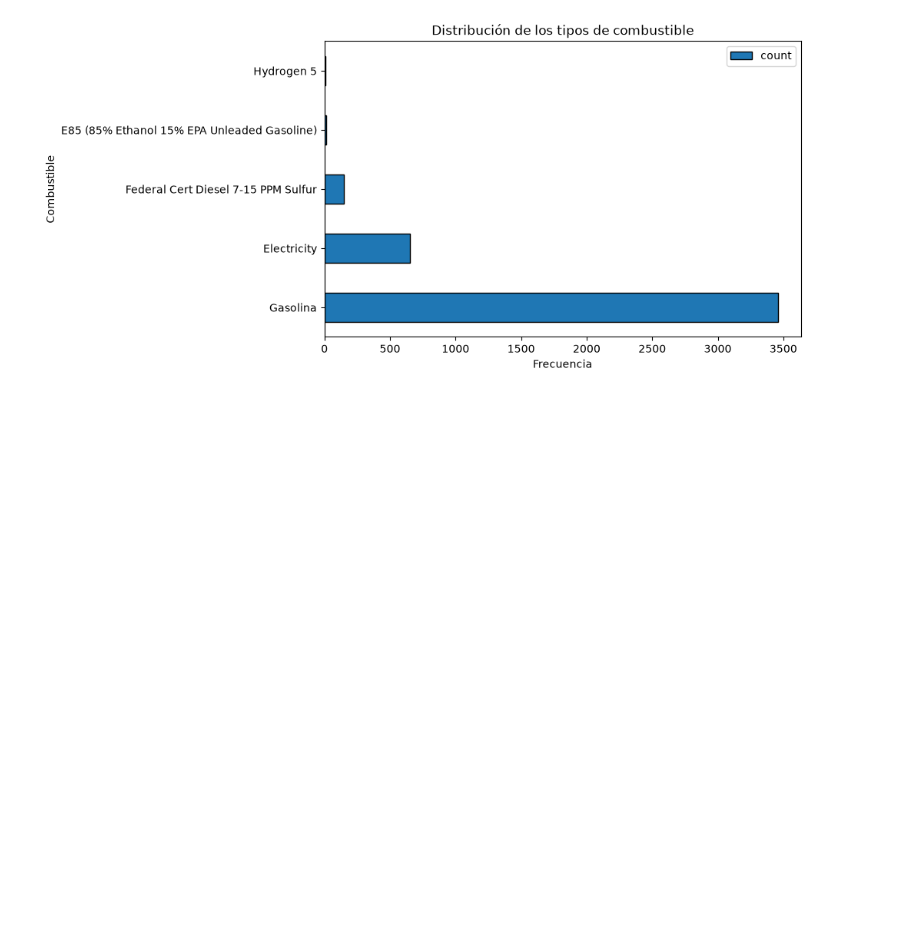
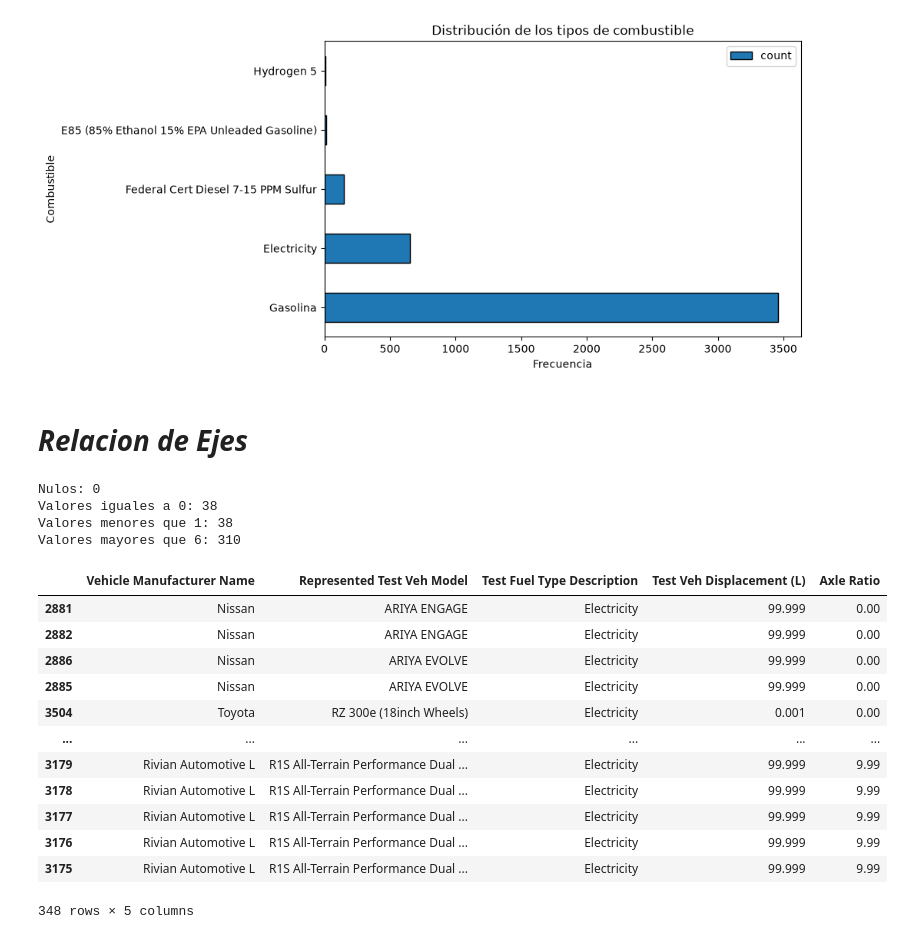
Before and after one commit to abiordorica13/TPEFUNDAMENTOS, a Jupyter notebook: Untitled-1.ipynb, the cells around one changed output. Drawn from its saved outputs; the diff is of its cells as text; code cells hidden in the pictures; blank space fills up the shorter version.

```diff
--- a/Untitled-1.ipynb
+++ b/Untitled-1.ipynb
@@ -736,3 +770,42 @@ plt.legend()
 plt.show()
 # %% [output]
 [figure]
+# %% [markdown]
+# *Relacion de Ejes*
+# %%
+print("Nulos:", df[col_axleRatio].isna().sum())
+print("Valores iguales a 0:", (df[col_axleRatio] == 0).sum())
+print("Valores menores que 1:", (df[col_axleRatio] < 1).sum())
+print("Valores mayores que 6:", (df[col_axleRatio] > 6).sum())
+
+columnas = [
+    "Vehicle Manufacturer Name",
+    "Represented Test Veh Model",
+    "Test Fuel Type Description",
+    "Test Veh Displacement (L)",
+    col_axleRatio
+]
+
+display(
+    df.loc[
+        (df[col_axleRatio] < 1) | (df[col_axleRatio] > 6),
+        columnas
+    ].sort_values(col_axleRatio))
+# %% [output]
+Nulos: 0
+Valores iguales a 0: 38
+Valores menores que 1: 38
+Valores mayores que 6: 310
+|  | Vehicle Manufacturer Name | Represented Test Veh Model | Test Fuel Type Description | Test Veh Displacement (L) | Axle Ratio |
+| 2881 | Nissan | ARIYA ENGAGE | Electricity | 99.999 | 0.00 |
+| 2882 | Nissan | ARIYA ENGAGE | Electricity | 99.999 | 0.00 |
+| 2886 | Nissan | ARIYA EVOLVE | Electricity | 99.999 | 0.00 |
+| 2885 | Nissan | ARIYA EVOLVE | Electricity | 99.999 | 0.00 |
+| 3504 | Toyota | RZ 300e (18inch Wheels) | Electricity | 0.001 | 0.00 |
+| ... | ... | ... | ... | ... | ... |
+| 3179 | Rivian Automotive L | R1S All-Terrain Performance Dual ... | Electricity | 99.999 | 9.99 |
+| 3178 | Rivian Automotive L | R1S All-Terrain Performance Dual ... | Electricity | 99.999 | 9.99 |
+| 3177 | Rivian Automotive L | R1S All-Terrain Performance Dual ... | Electricity | 99.999 | 9.99 |
+| 3176 | Rivian Automotive L | R1S All-Terrain Performance Dual ... | Electricity | 99.999 | 9.99 |
+| 3175 | Rivian Automotive L | R1S All-Terrain Performance Dual ... | Electricity | 99.999 | 9.99 |
+348 rows × 5 columns
```
Also changed, not shown: parts of 55 cells of this notebook.
